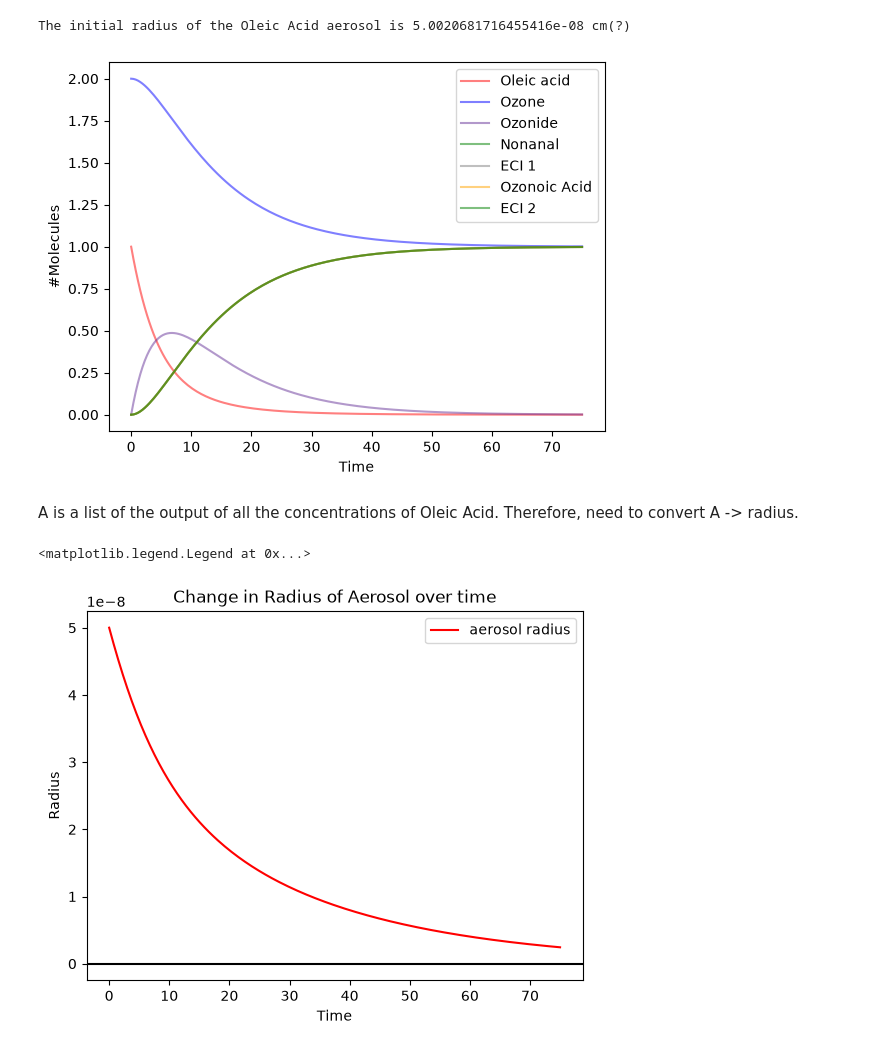
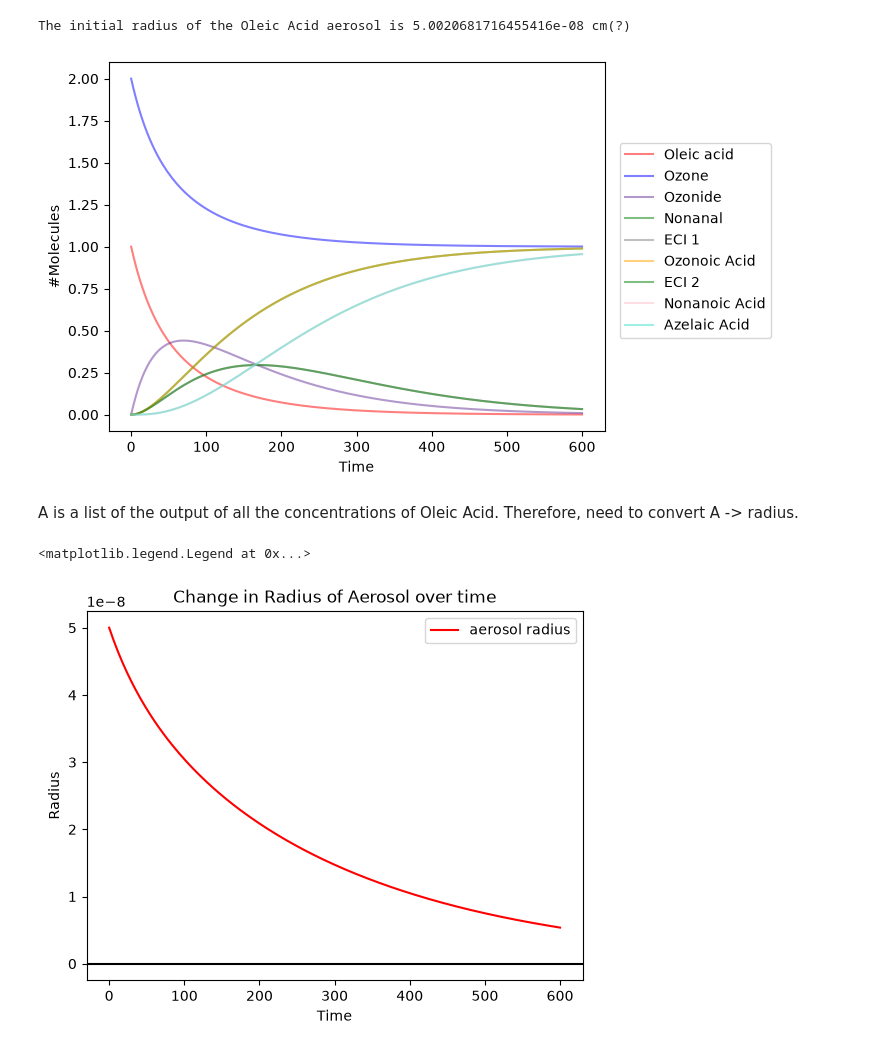
Before and after one commit to rosefernandesx/oleic_acid_model, a Jupyter notebook: adv_kin_model.ipynb, the cells around one changed output. Drawn from its saved outputs; the diff is of its cells as text; code cells hidden in the pictures.

Commit message:
Added formation of Azelaic Acid and Nonanoic Acid

```diff
--- a/adv_kin_model.ipynb
+++ b/adv_kin_model.ipynb
@@ -100,29 +100,34 @@ print(f"The initial radius of the Oleic Acid aerosol is {r0_Ol} cm(?)")
 # %% [output]
 The initial radius of the Oleic Acid aerosol is 5.0020681716455416e-08 cm(?)
 # %%
-k1 = 0.1
-k2 = 0.1
-# k3 = 0.1    # isomerism
-t_end = 75
+k1 = 0.01
+k2 = 0.01
+k3 = 0.01    # isomerism
+t_end = 600
 
 def kinetics(t, y):
-    oleic, ozone, ring, nonanal, eci1, ozonoic, eci2 = y
+    oleic, ozone, ring, nonanal, eci1, nonanoic, ozonoic, eci2, azelaic= y
 
     rate1 = k1 * oleic * ozone
     rate2 = k2 * ring
+    rate3 = k3 * eci1
+    rate4 = k3 * eci2
 
     doleic_dt = - rate1
-    dozone_dt = - rate2
+    dozone_dt = - rate1
     dring_dt = rate1 - rate2    # Formed by reaction 1 then consumed by reaction 2
     dnonanal_dt = rate2
-    deci1_dt = rate2
-    deci2_dt = rate2
+    deci1_dt = rate2 - rate3
+    dnonanoic_dt = rate3
     dozonoic_dt = rate2
+    deci2_dt = rate2 - rate4
+    dazelaic_dt = rate4
 
-    return [doleic_dt, dozone_dt, dring_dt, dnonanal_dt, deci1_dt, deci2_dt, dozonoic_dt]
+
+    return [doleic_dt, dozone_dt, dring_dt, dnonanal_dt, deci1_dt, dnonanoic_dt, dozonoic_dt, deci2_dt, dazelaic_dt]
 
 # Initial Values
-y0 = [initial_molecules_oleic, initial_molecules_ozone, 0, 0, 0, 0, 0]
+y0 = [initial_molecules_oleic, initial_molecules_ozone, 0, 0, 0, 0, 0, 0, 0]
 
 sol = solve_ivp(kinetics,
                 (0.0, t_end),
@@ -131,22 +136,24 @@ sol = solve_ivp(kinetics,
                 rtol=1e-8, atol=1e-10)
 
 t = sol.t
-oleic, ozone, ring, nonanal, eci1, ozonoic, eci2 = sol.y
+oleic, ozone, ring, nonanal, eci1, nonanoic, ozonoic, eci2, azelaic = sol.y
 # %%
 #Plot concentrations over time
 plt.plot(t, oleic, label="Oleic acid", color ='r', alpha=0.5)
 plt.plot(t, ozone, label="Ozone", color='b', alpha=0.5)
 plt.plot(t, ring, label="Ozonide", color ='rebeccapurple', alpha=0.5)
 plt.plot(t, nonanal, label="Nonanal", color ='g', alpha=0.5)
 plt.plot(t, eci1, label="ECI 1", color='grey', alpha=0.5)
 plt.plot(t, ozonoic, label="Ozonoic Acid", color ='orange', alpha=0.5)
 plt.plot(t, eci2, label="ECI 2", color ='green', alpha=0.5)
+plt.plot(t, nonanoic, label="Nonanoic Acid", color ='pink', alpha=0.5)
+plt.plot(t, azelaic, label="Azelaic Acid", color ='turquoise', alpha=0.5)
 plt.xlabel("Time")
 plt.ylabel("#Molecules")
-plt.legend()
+plt.legend(bbox_to_anchor=(1.35,0.8))
 plt.show()
 # %% [output]
-[figure, old version]
+[figure, new version]
 # %% [markdown]
 A is a list of the output of all the concentrations of Oleic Acid. Therefore, need to convert A -> radius.
 # %%
@@ -170,4 +177,4 @@ plt.ylabel("Radius")
 plt.legend()
 # %% [output]
 <matplotlib.legend.Legend at 0x...>
-[figure, old version]
+[figure, new version]
```
